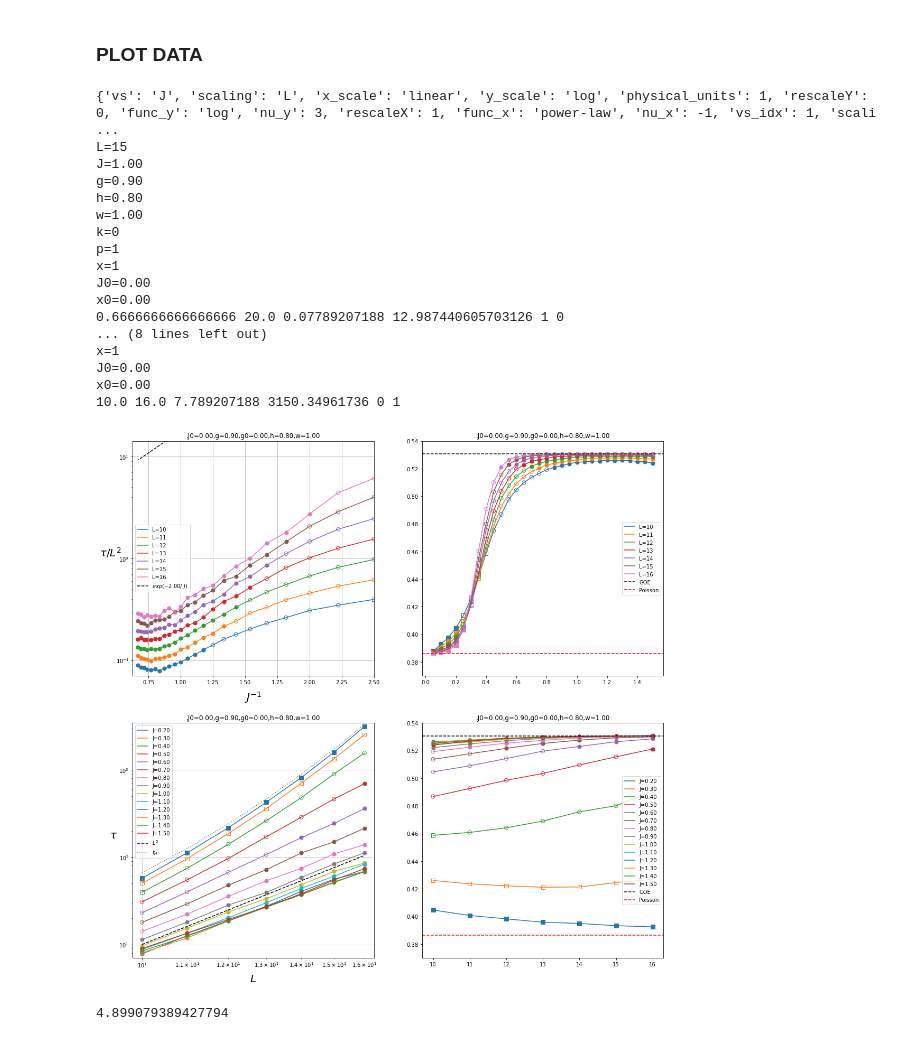
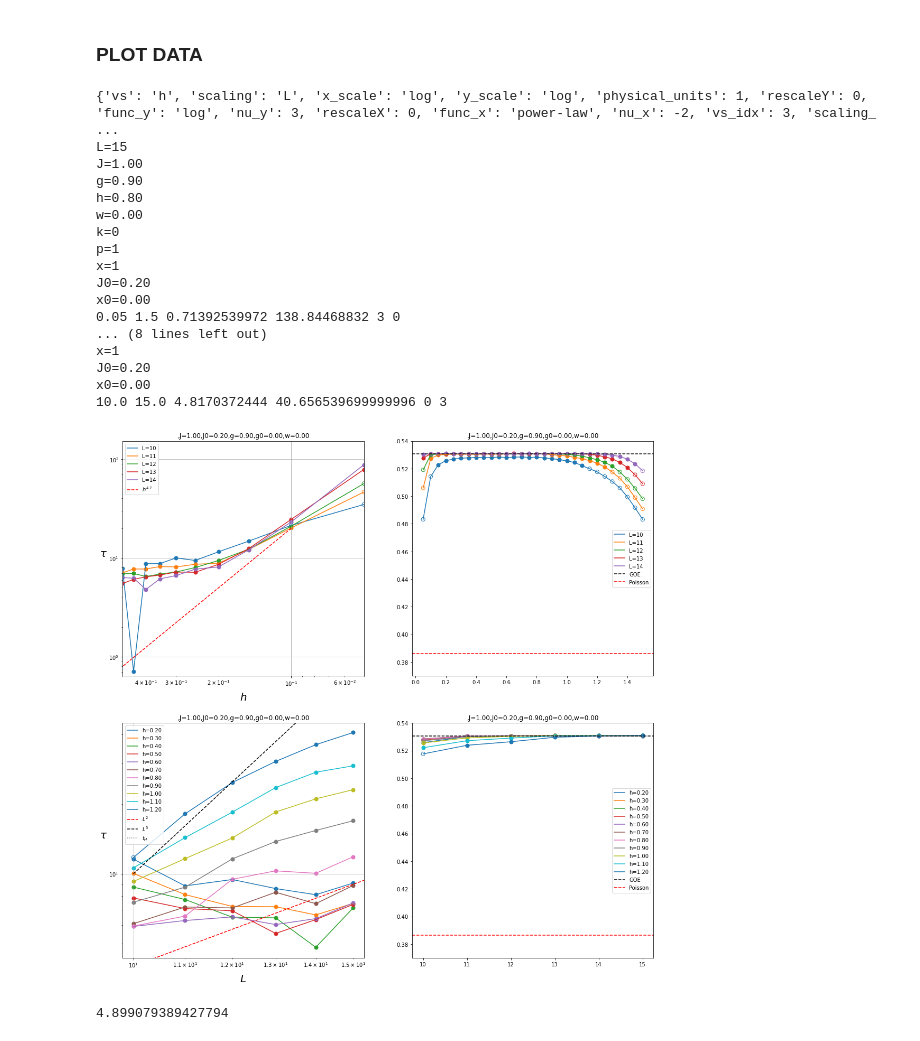
Before and after one commit to makskliczkowski/Transverse_Ising_ETH, a Jupyter notebook: IsignTransverse_ETH/Python/sff_thouless.ipynb, the cells around one changed output. Saved outputs shown, nothing was run; the diff lists cells and outputs as text; code cells hidden in the pictures.

```diff
--- a/IsignTransverse_ETH/Python/sff_thouless.ipynb
+++ b/IsignTransverse_ETH/Python/sff_thouless.ipynb
@@ -72,52 +72,52 @@ thouless.plot(axis1, axis2)
 
 x = np.array(range(10, 150)) / 100.
 sclabel = cf.plot_settings.settings['vs']
-#axis1.plot(cf.plot_settings.rescale(x, 'x'), (4e1 / x**2), ls='--', color='red', label=r"${%s}^{4.7}$"%sclabel)
-a=1.80;  axis1.plot(cf.plot_settings.rescale(x, 'x'), 3.1e-1*np.exp(a / x - a), ls='--', color='black', label=r"$exp(-%.2f /\ {%s})$"%(a,sclabel))
+axis1.plot(cf.plot_settings.rescale(x, 'x'), (2e-1 / x**2), ls='--', color='red', label=r"${%s}^{4.7}$"%sclabel)
+#a=0.80;  axis1.plot(cf.plot_settings.rescale(x, 'x'), 2.1e1*np.exp(a * x**3 - a), ls='--', color='black', label=r"$exp(%.2f {%s}^3})$"%(a,sclabel))
 #a=2.1;  axis1.plot(cf.plot_settings.rescale(x, 'x'), 5.e-2*np.exp(a / x - a), ls='--', color='black', label=r"$exp(-%.2f /\ {%s})$"%(a,sclabel))
 #axis1.plot(cf.plot_settings.rescale(x, 'x'), 1.2e1*np.exp(0.6 / x**2 - 1), ls='--', color='black', label=r"$exp(-0.6 /\ {%s}^2)$"%sclabel)
 
-axis1.set_xlim([cf.plot_settings.rescale(1.6), cf.plot_settings.rescale(0.4)])
+axis1.set_xlim([cf.plot_settings.rescale(0.5), cf.plot_settings.rescale(0.05)])
 axis1.legend()
 
 new_settings = cf.plot_settings
 new_settings.set_vs('L')
-new_settings.set_scaling('J')
+new_settings.set_scaling('h')
 new_settings.set_x_rescale(rescale = 0)
 new_settings.set_scales(xscale = 'log', yscale = 'log')
-cf.set_params(_w=1.0)
+#cf.set_params(_w=1.0)
 thouless.plot(axis3, axis4, new_settings.settings)
 
 def heisenberg_time(system_size):
     dim = 2**system_size
     chi = 0.341345
     return (chi * dim) / ( system_size**(0.5)  * np.sqrt(cf.J * cf.J + cf.h * cf.h + cf.g * cf.g + (cf.w * cf.w + cf.g0 * cf.g0 + cf.J0 * cf.J0) / 3.) )
 x = np.array(range(10, 17)).astype(np.float)
 sclabel = new_settings.settings['vs']
-#axis3.plot(cf.plot_settings.rescale(x, 'x'), (6e0* (x/10.)**(-1.)), ls='--', color='red', label=r"${%s}^{-1}$"%sclabel)
-n = 5;  axis3.plot(cf.plot_settings.rescale(x, 'x'), (1e1* (x/10.)**n), ls='--', color='black', label=r"${%s}^{%d}$"%(sclabel, n))
+n = 2;  axis3.plot(cf.plot_settings.rescale(x, 'x'), (4e0* (x/10.)**(n)), ls='--', color='red', label=r"${%s}^{%d}$"%(sclabel, n))
+n = 5;  axis3.plot(cf.plot_settings.rescale(x, 'x'), (1e1* (x/10.)**(n)), ls='--', color='black', label=r"${%s}^{%d}$"%(sclabel, n))
 axis3.plot(cf.plot_settings.rescale(x, 'x'), heisenberg_time(x), ls=':', color='gray', label=r"$t_H$")
 axis3.legend()
 plt.show()
 
 print(np.log(10) / np.log(1.6))
 # %% [output]
-{'vs': 'J', 'scaling': 'L', 'x_scale': 'linear', 'y_scale': 'log', 'physical_units': 1, 'rescaleY': 0, 'func_y': 'log', 'nu_y': 3, 'rescaleX': 1, 'func_x': 'power-law', 'nu_x': -1, 'vs_idx': 1, 'scali ...
+{'vs': 'h', 'scaling': 'L', 'x_scale': 'log', 'y_scale': 'log', 'physical_units': 1, 'rescaleY': 0, 'func_y': 'log', 'nu_y': 3, 'rescaleX': 0, 'func_x': 'power-law', 'nu_x': -2, 'vs_idx': 3, 'scaling_ ...
 L=15
 J=1.00
 g=0.90
 h=0.80
-w=1.00
+w=0.00
 k=0
 p=1
 x=1
-J0=0.00
+J0=0.20
 x0=0.00
-0.6666666666666666 20.0 0.07789207188 12.987440605703126 1 0
+0.05 1.5 0.71392539972 138.84468832 3 0
 ... (8 lines left out)
 x=1
-J0=0.00
+J0=0.20
 x0=0.00
-10.0 16.0 7.789207188 3150.34961736 0 1
+10.0 15.0 4.8170372444 40.656539699999996 0 3
-[figure, old version]
+[figure, new version]
 4.899079389427794
```
Also changed, not shown: parts of 1 cell of this notebook, 10 other files.
